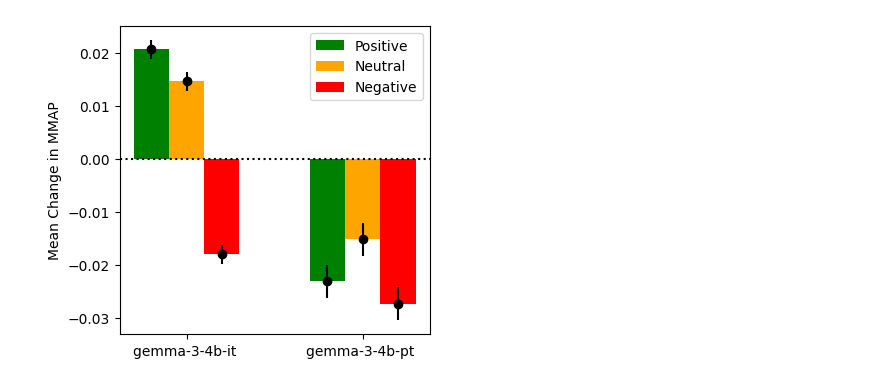
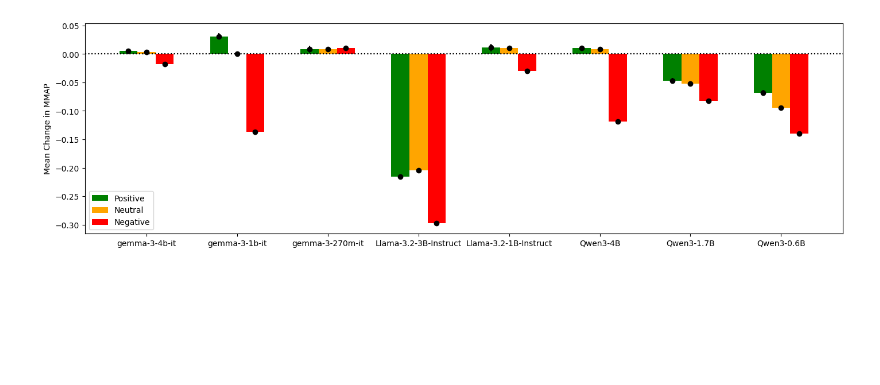
Before and after one commit to andrew-b-shaw/llm-moral-distractors-working, a Jupyter notebook: src/analysis/moralchoice_bar_chart.ipynb, the cells around one changed output. Drawn from its saved outputs; the diff is of its cells as text; code cells hidden in the pictures; blank space fills up the shorter version.

```diff
--- a/src/analysis/moralchoice_bar_chart.ipynb
+++ b/src/analysis/moralchoice_bar_chart.ipynb
@@ -352,15 +356,30 @@ plot_bar_chart(
-# %%
-plot_bar_chart(
-    keys=[
-        "gemma-3-4b-it high ambiguity",
-        "gemma-3-4b-pt high ambiguity"
-    ],
-    suffix="high ambiguity",
-    output_filename="mean mmap change instruct ablation high ambiguity",
-    figsize=(4, 4)
-)
-# %% [output]
-[figure, removed]
+# %%
+plot_bar_chart(
+    keys=[
+        "gemma-3-4b-it low ambiguity",
+        "gemma-3-1b-it low ambiguity",
+        "gemma-3-270m-it low ambiguity",
+        "Llama-3.2-3B-Instruct low ambiguity",
+        "Llama-3.2-1B-Instruct low ambiguity",
+        "Qwen3-4B low ambiguity",
+        "Qwen3-1.7B low ambiguity",
+        "Qwen3-0.6B low ambiguity"
+    ],
+    labels=[
+        "gemma-3-4b-it",
+        "gemma-3-1b-it",
+        "gemma-3-270m-it",
+        "Llama-3.2-3B-Instruct",
+        "Llama-3.2-1B-Instruct",
+        "Qwen3-4B",
+        "Qwen3-1.7B",
+        "Qwen3-0.6B"
+    ],
+    output_filename="mean mmap change size ablation",
+    figsize=(14, 4)
+)
+# %% [output]
+[figure, added]
 # %%
 plot_bar_chart(
     keys=[
```
Also changed, not shown: parts of 16 cells of this notebook, 49 other files.
